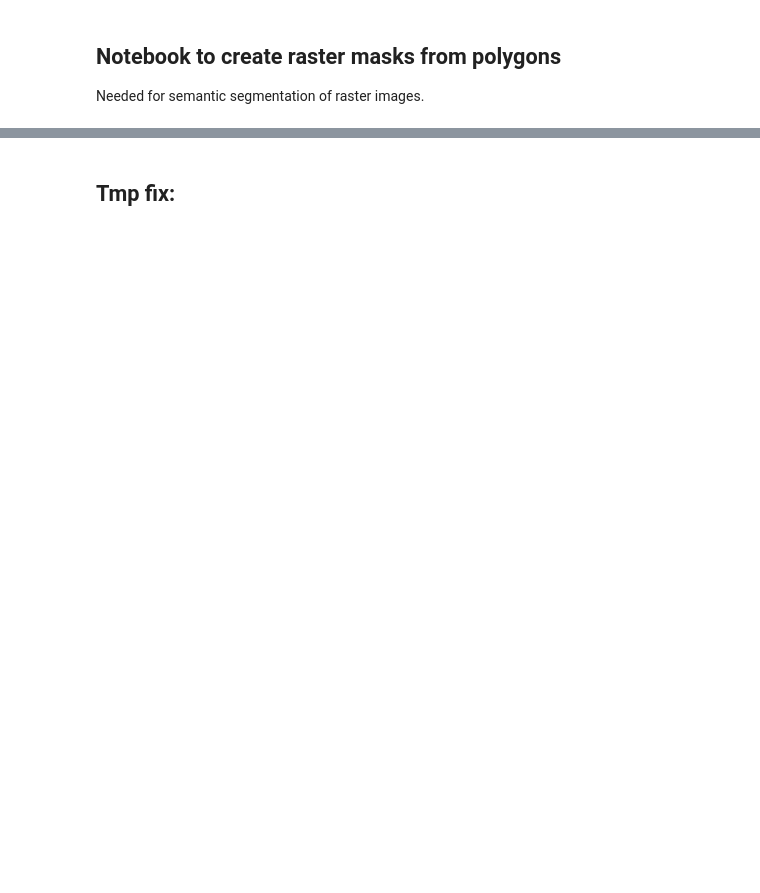
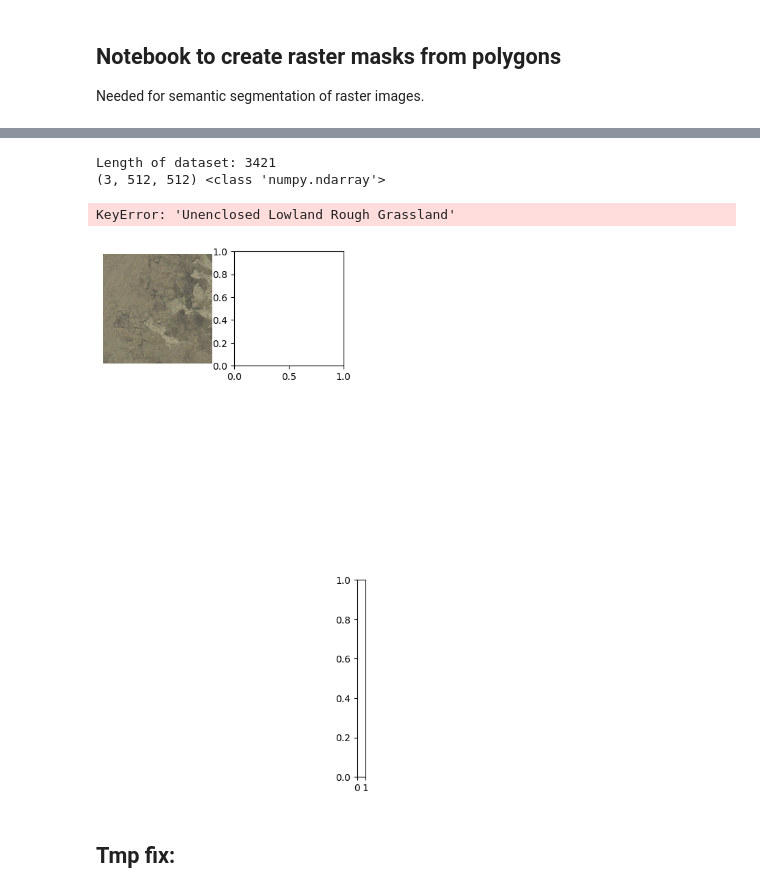
Before and after one commit to pdnpa/cnn-land-cover, a Jupyter notebook: notebooks/Create LC masks.ipynb, the cells around one changed output, grey strips where cells are left out. Drawn from its saved outputs; the diff is of its cells as text; code cells hidden in the pictures; blank space fills up the shorter version.

```diff
--- a/notebooks/Create LC masks.ipynb
+++ b/notebooks/Create LC masks.ipynb
@@ -23,3 +23,10 @@ import land_cover_models as lcm
 from torch.utils.data import TensorDataset, DataLoader
 
 path_dict = loadpaths.loadpaths()
+# %%
+train_ds = lcm.DataSetPatches(im_dir='/home/tplas/data/gis/most recent APGB 12.5cm aerial/evaluation_tiles/images/',
+                              mask_dir='/home/tplas/data/gis/most recent APGB 12.5cm aerial/evaluation_tiles/masks_detailed_annotation/',
+                            path_mapping_dict='../content/label_mapping_dicts/label_mapping_dict__identity__2022-11-17-1126.pkl',
+                            relabel_masks=True, shuffle_order_patches=False,
+                            mask_suffix='_lc_2022_detailed_mask.npy',
+                            random_transform_data=True)
@@ -26,2 +86,38 @@ path_dict = loadpaths.loadpaths()
+# %%
+print(f'Length of dataset: {len(train_ds)}')
+
+## Example patches:
+inds_examples = [0, 1, 2, 3]
+n_ex = len(inds_examples)
+
+## Create figure layout:
+fig = plt.figure(constrained_layout=False, figsize=(4, 8))
+gs_ims = fig.add_gridspec(len(inds_examples), 2, top=0.98,
+                        bottom=0.02, left=0.02, right=0.9)
+gs_cbar = fig.add_gridspec(1, 1, top=0.38, bottom=0.02,
+                            left=0.95, right=0.98)
+ax_cbar = fig.add_subplot(gs_cbar[0, 0])
+
+## Plot each image & mask of patches:
+for irow, idx in enumerate(inds_examples):
+    ## retrieve data, mask is remapped
+    im, mask = train_ds[idx]
+
+    ## Create axes:
+    ax_im = fig.add_subplot(gs_ims[irow, 0])
+    ax_mask = fig.add_subplot(gs_ims[irow, 1])
+
+    ## Use land cover visualisation functions to plot:
+    lcv.plot_image_simple(im=im.numpy() / 255, ax=ax_im)
+    lcv.plot_landcover_image(im=mask.numpy(), ax=ax_mask,
+            lc_class_name_list=train_ds.class_name_list,
+            unique_labels_array=train_ds.unique_labels_arr,
+            plot_colorbar=True if irow == n_ex - 1 else False,
+            cax=ax_cbar)
+# %% [output]
+Length of dataset: 3421
+(3, 512, 512) <class 'numpy.ndarray'>
+KeyError: 'Unenclosed Lowland Rough Grassland'
+[figure, added]
 # %% [markdown]
 ## Tmp fix:
```
Also changed, not shown: parts of 10 cells of this notebook, 3 other files.
